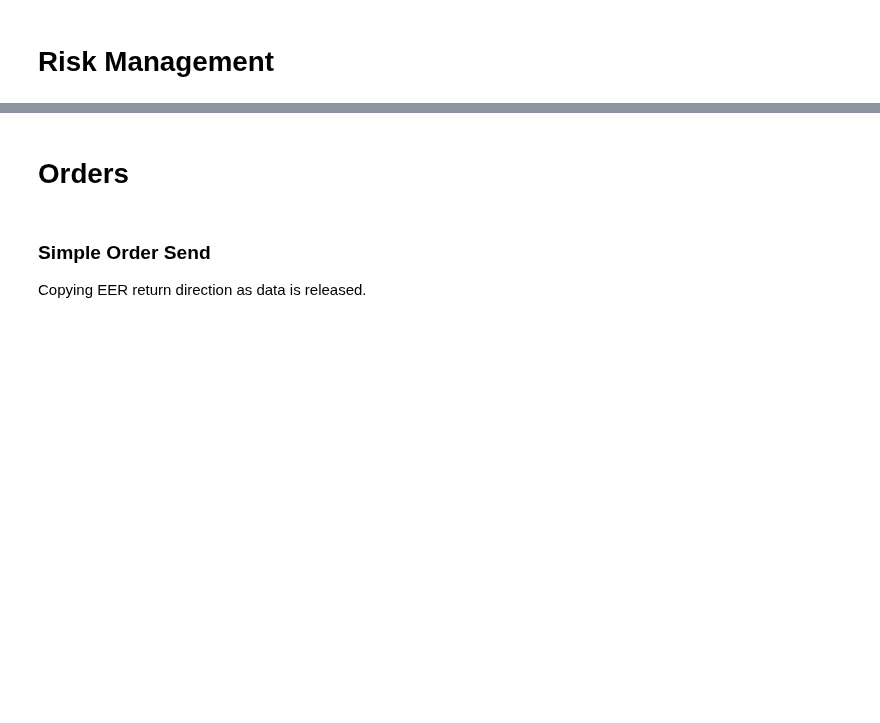
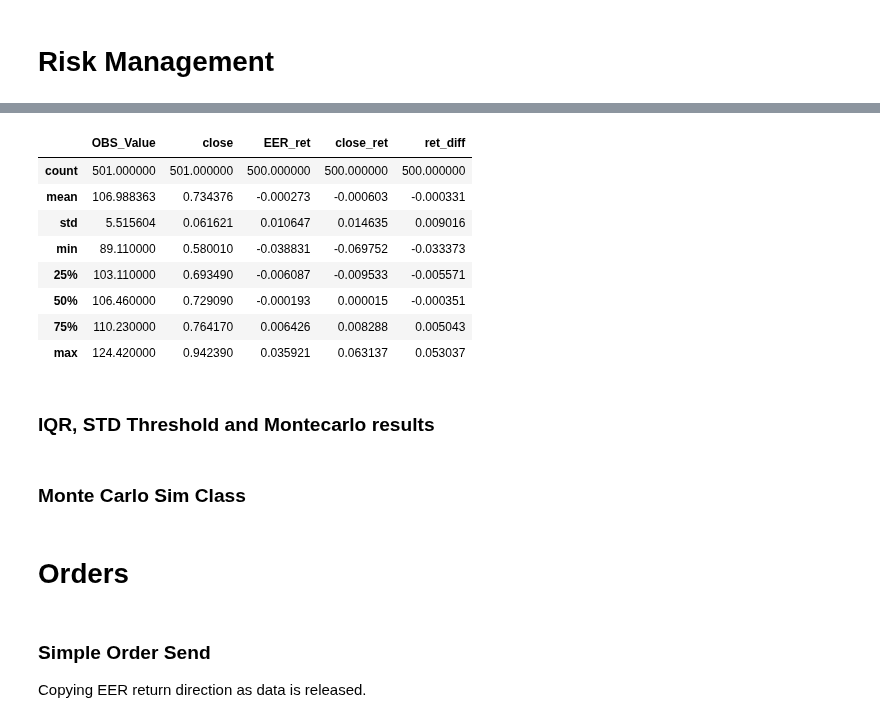
Before and after one commit to aliquid-novi/Strategies, a Jupyter notebook: lets get it/EER-Based-Mark.ipynb, the cells around one changed output, grey strips where cells are left out. Cells and saved outputs as stored; diff of their text form; code cells hidden in the pictures; blank space fills up the shorter version.

```diff
--- a/lets get it/EER-Based-Mark.ipynb
+++ b/lets get it/EER-Based-Mark.ipynb
@@ -231,0 +312,16 @@ Forecast next EER value fo each currency for the next week. If EER forecast is w
+# %%
+weekly_dfs['AU'].describe()
+# %% [output]
+|  | OBS_Value | close | EER_ret | close_ret | ret_diff |
+| count | 501.000000 | 501.000000 | 500.000000 | 500.000000 | 500.000000 |
+| mean | 106.988363 | 0.734376 | -0.000273 | -0.000603 | -0.000331 |
+| std | 5.515604 | 0.061621 | 0.010647 | 0.014635 | 0.009016 |
+| min | 89.110000 | 0.580010 | -0.038831 | -0.069752 | -0.033373 |
+| 25% | 103.110000 | 0.693490 | -0.006087 | -0.009533 | -0.005571 |
+| 50% | 106.460000 | 0.729090 | -0.000193 | 0.000015 | -0.000351 |
+| 75% | 110.230000 | 0.764170 | 0.006426 | 0.008288 | 0.005043 |
+| max | 124.420000 | 0.942390 | 0.035921 | 0.063137 | 0.053037 |
+# %% [markdown]
+### IQR, STD Threshold and Montecarlo results
+# %% [markdown]
+### Monte Carlo Sim Class
```
Also changed, not shown: parts of 11 cells of this notebook, 4 other files.
